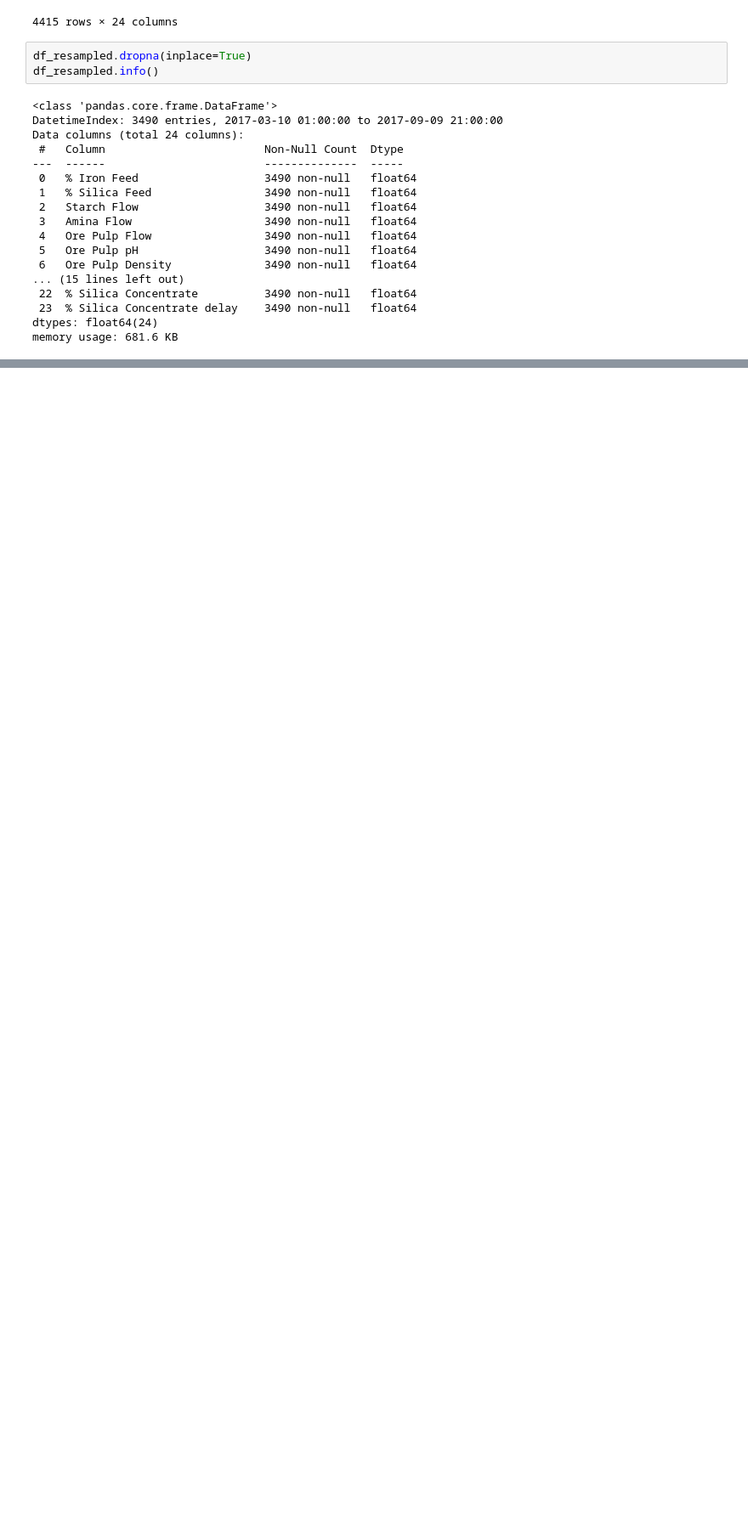
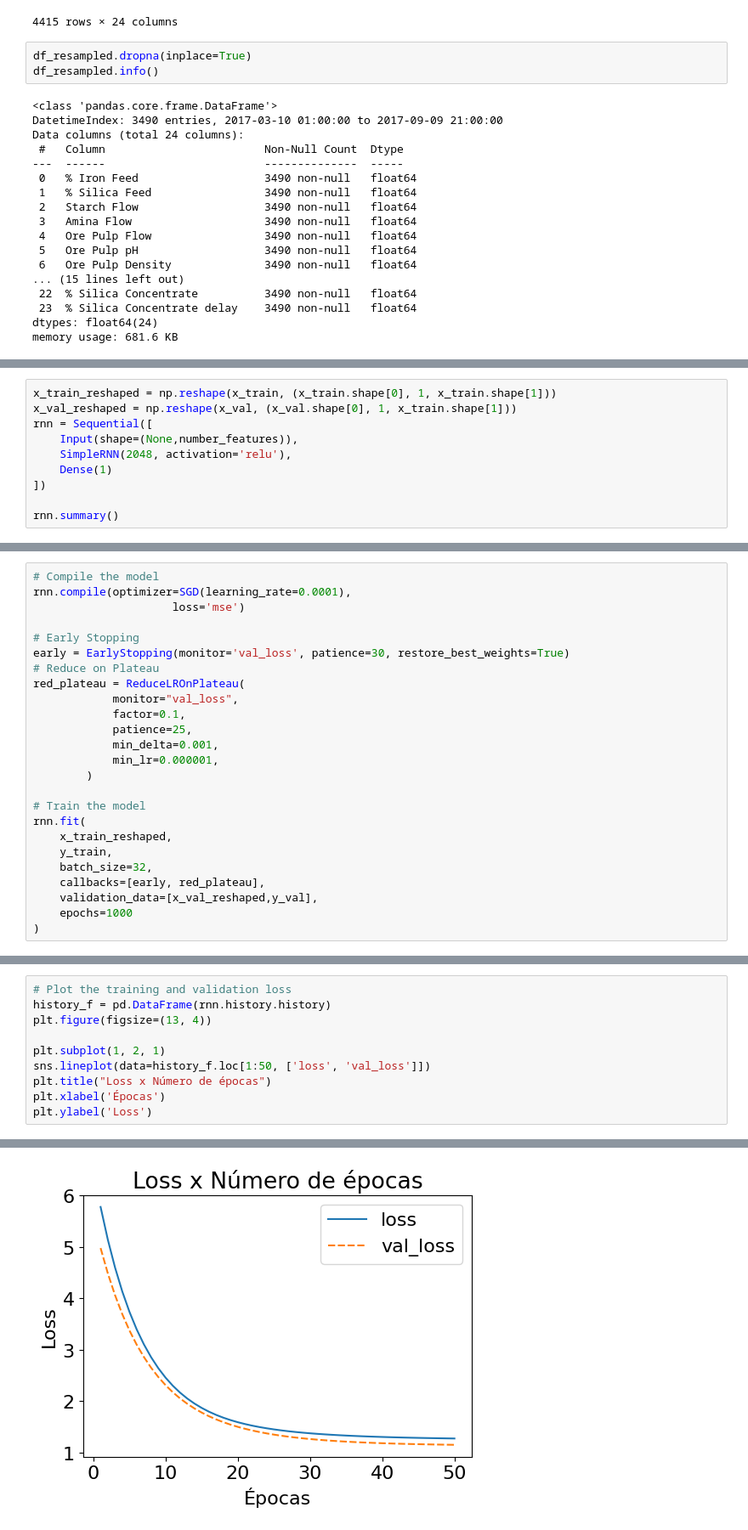
Before and after one commit to totscheffer/caseihm, a Jupyter notebook: Modelos Complexos.ipynb, the cells around one changed output, grey strips where cells are left out. Shown at 85% size. Saved outputs shown, nothing was run; the diff lists cells and outputs as text; blank space fills up the shorter version.

```diff
--- a/Modelos Complexos.ipynb
+++ b/Modelos Complexos.ipynb
@@ -268,0 +271,10 @@ R2 =  0.018168889732255167
+# %%
+x_train_reshaped = np.reshape(x_train, (x_train.shape[0], 1, x_train.shape[1]))
+x_val_reshaped = np.reshape(x_val, (x_val.shape[0], 1, x_train.shape[1]))
+rnn = Sequential([
+    Input(shape=(None,number_features)),
+    SimpleRNN(2048, activation='relu'),
+    Dense(1)
+])
+
+rnn.summary()
@@ -268,0 +293,25 @@ R2 =  0.018168889732255167
+# %%
+# Compile the model
+rnn.compile(optimizer=SGD(learning_rate=0.0001),
+                     loss='mse')
+
+# Early Stopping
+early = EarlyStopping(monitor='val_loss', patience=30, restore_best_weights=True)
+# Reduce on Plateau
+red_plateau = ReduceLROnPlateau(
+            monitor="val_loss",
+            factor=0.1,
+            patience=25,
+            min_delta=0.001,
+            min_lr=0.000001,
+        )
+
+# Train the model
+rnn.fit(
+    x_train_reshaped,
+    y_train,
+    batch_size=32,
+    callbacks=[early, red_plateau],
+    validation_data=[x_val_reshaped,y_val],
+    epochs=1000
+)
@@ -268,0 +337,11 @@ R2 =  0.018168889732255167
+# %%
+# Plot the training and validation loss
+history_f = pd.DataFrame(rnn.history.history)
+plt.figure(figsize=(13, 4))
+
+plt.subplot(1, 2, 1)
+sns.lineplot(data=history_f.loc[1:50, ['loss', 'val_loss']])
+plt.title("Loss x Número de épocas")
+plt.xlabel('Épocas')
+plt.ylabel('Loss')
+# %% [output]
@@ -268,0 +349 @@ R2 =  0.018168889732255167
+[figure, added]
```
Also changed, not shown: parts of 20 cells of this notebook, 2 other files.
